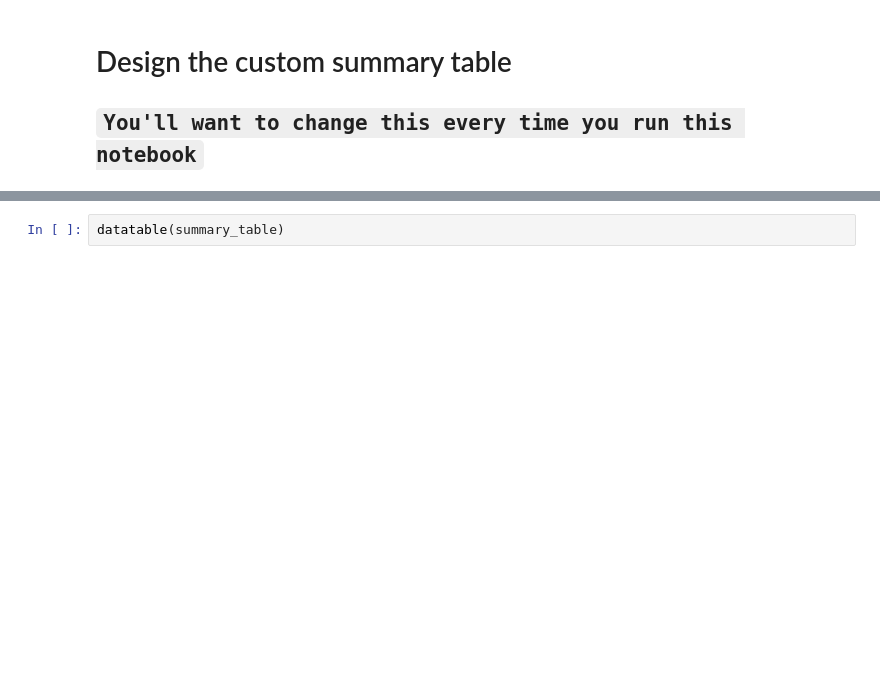
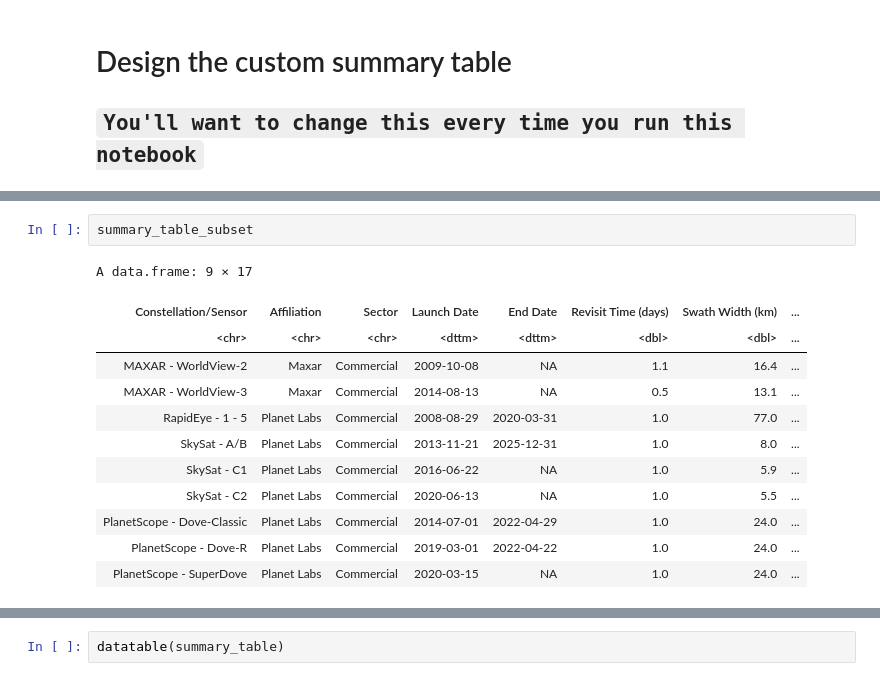
Before and after one commit to pahbs/csda_summaries, a Jupyter notebook: notebooks/csda_specs_multispec_smry.ipynb, the cells around one changed output, grey strips where cells are left out. Drawn from its saved outputs; the diff is of its cells as text; blank space fills up the shorter version.

```diff
--- a/notebooks/csda_specs_multispec_smry.ipynb
+++ b/notebooks/csda_specs_multispec_smry.ipynb
@@ -144,3 +157,18 @@ dim(summary_table_subset)
+# %%
+summary_table_subset
+# %% [output]
+A data.frame: 9 × 17
+| Constellation/Sensor | Affiliation | Sector | Launch Date | End Date | Revisit Time (days) | Swath Width (km) | ... |
+| <chr> | <chr> | <chr> | <dttm> | <dttm> | <dbl> | <dbl> | ... |
+| MAXAR - WorldView-2 | Maxar | Commercial | 2009-10-08 | NA | 1.1 | 16.4 | ... |
+| MAXAR - WorldView-3 | Maxar | Commercial | 2014-08-13 | NA | 0.5 | 13.1 | ... |
+| RapidEye - 1 - 5 | Planet Labs | Commercial | 2008-08-29 | 2020-03-31 | 1.0 | 77.0 | ... |
+| SkySat - A/B | Planet Labs | Commercial | 2013-11-21 | 2025-12-31 | 1.0 | 8.0 | ... |
+| SkySat - C1 | Planet Labs | Commercial | 2016-06-22 | NA | 1.0 | 5.9 | ... |
+| SkySat - C2 | Planet Labs | Commercial | 2020-06-13 | NA | 1.0 | 5.5 | ... |
+| PlanetScope - Dove-Classic | Planet Labs | Commercial | 2014-07-01 | 2022-04-29 | 1.0 | 24.0 | ... |
+| PlanetScope - Dove-R | Planet Labs | Commercial | 2019-03-01 | 2022-04-22 | 1.0 | 24.0 | ... |
+| PlanetScope - SuperDove | Planet Labs | Commercial | 2020-03-15 | NA | 1.0 | 24.0 | ... |
 # %%
 
 # Pivot the data frame
```
Also changed, not shown: parts of 16 cells of this notebook, 1 other file.
